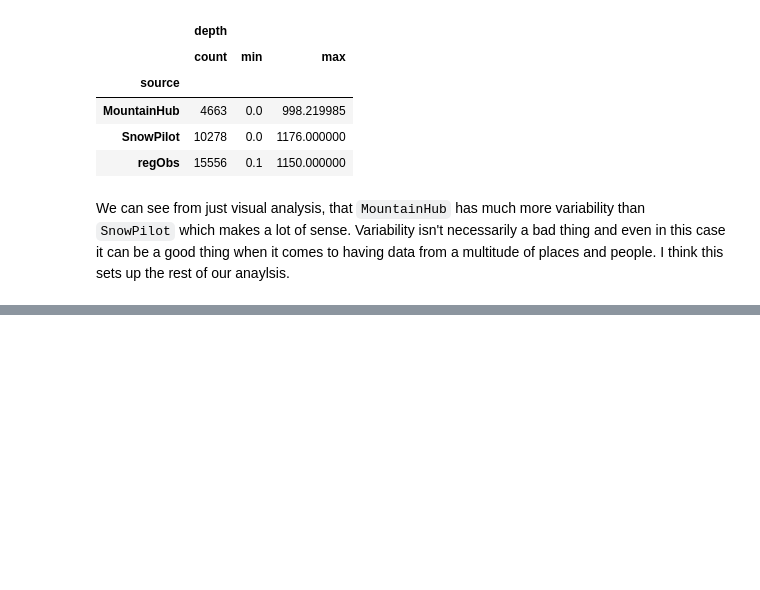
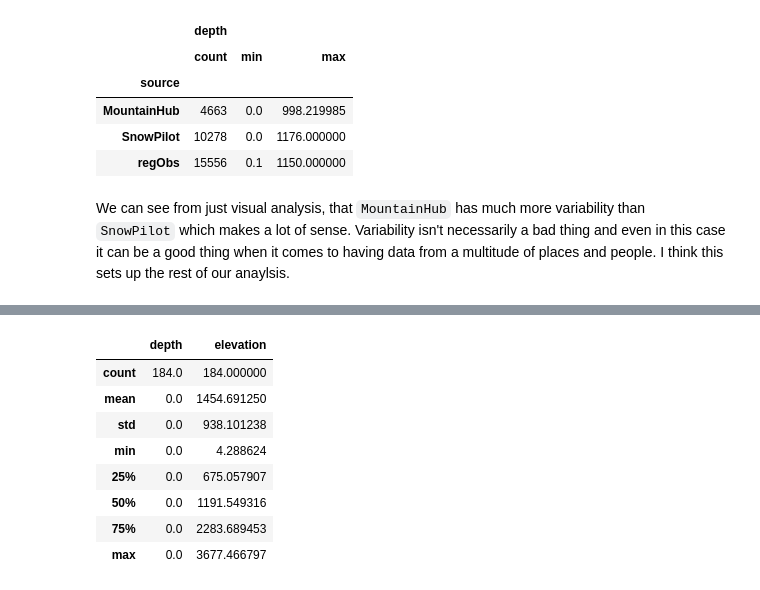
Before and after one commit to kamranwithak/CSOQaQc, a Jupyter notebook: CSOAnalysis.ipynb, the cells around one changed output, grey strips where cells are left out. Saved outputs shown, nothing was run; the diff lists cells and outputs as text; code cells hidden in the pictures; blank space fills up the shorter version.

```diff
--- a/CSOAnalysis.ipynb
+++ b/CSOAnalysis.ipynb
@@ -97,0 +126,15 @@ Building off of much of the information in `CSOZeros.ipynb` but now mainly focus
+# %%
+CSO_gdf['flags'] = False
+CSO_gdf.loc[CSO_gdf['depth'] == ZERO, 'flags'] = True
+CSO_gdfzeros = CSO_gdf.loc[CSO_gdf['flags'] == True]
+CSO_gdfzeros.describe()
+# %% [output]
+|  | depth | elevation |
+| count | 184.0 | 184.000000 |
+| mean | 0.0 | 1454.691250 |
+| std | 0.0 | 938.101238 |
+| min | 0.0 | 4.288624 |
+| 25% | 0.0 | 675.057907 |
+| 50% | 0.0 | 1191.549316 |
+| 75% | 0.0 | 2283.689453 |
+| max | 0.0 | 3677.466797 |
```
Also changed, not shown: parts of 24 cells of this notebook.
